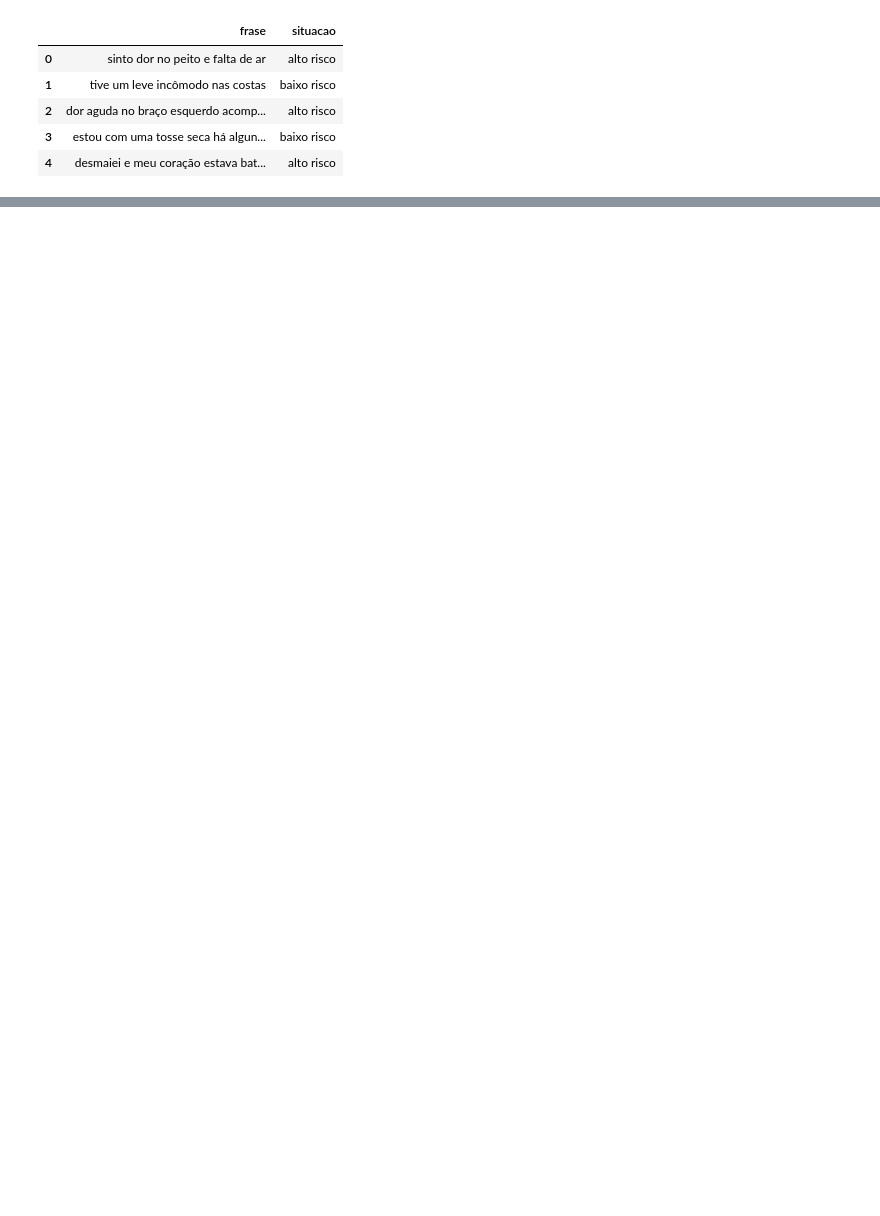
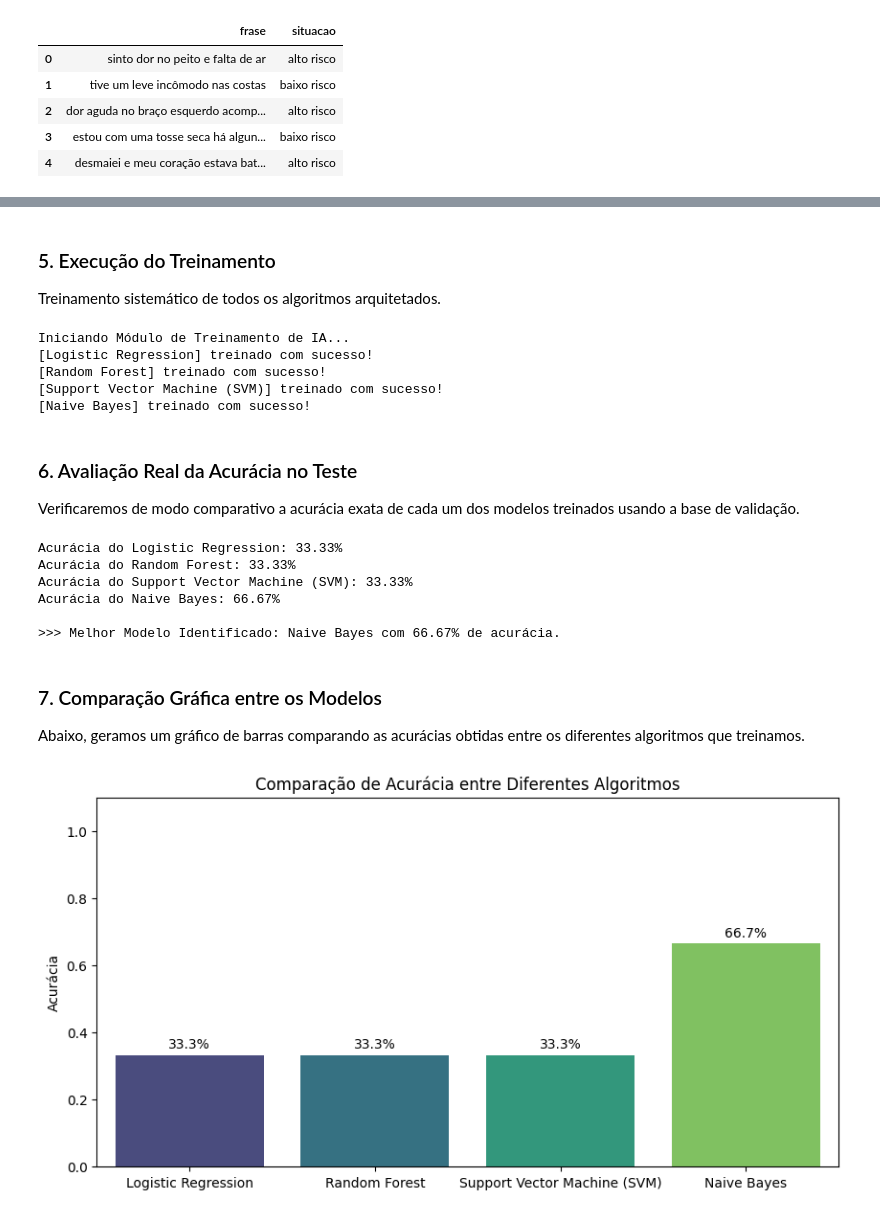
Before and after one commit to FelipeLivino/Fase2_Cap1_CardioIA, a Jupyter notebook: classificador_risco.ipynb, the cells around one changed output, grey strips where cells are left out. Cells and saved outputs as stored; diff of their text form; code cells hidden in the pictures; blank space fills up the shorter version.

```diff
--- a/classificador_risco.ipynb
+++ b/classificador_risco.ipynb
@@ -71,6 +73,0 @@ Vamos utilizar a Regressão Logística, que funciona muito bem para classificaç
-# %%
-# Treinando do Modelo Logistic Regression
-modelo = LogisticRegression()
-modelo.fit(X_train, y_train)
-
-print("Modelo treinado com sucesso!")
@@ -104,0 +77,62 @@ weighted avg       0.11      0.33      0.17         6
+# %%
+# Dicionário com múltiplos modelos para garantir que possamos escolher o melhor caso algum falhe
+modelos = {
+    'Logistic Regression': LogisticRegression(),
+    'Random Forest': RandomForestClassifier(random_state=42),
+    'Support Vector Machine (SVM)': SVC(random_state=42),
+    'Naive Bayes': MultinomialNB()
+}
+# %% [markdown]
+### 5. Execução do Treinamento
+Treinamento sistemático de todos os algoritmos arquitetados.
+# %%
+print("Iniciando Módulo de Treinamento de IA...")
+modelos_treinados = {}
+
+for nome, modelo in modelos.items():
+    modelo.fit(X_train, y_train)
+    modelos_treinados[nome] = modelo
+    print(f"[{nome}] treinado com sucesso!")
+# %% [output]
+Iniciando Módulo de Treinamento de IA...
+[Logistic Regression] treinado com sucesso!
+[Random Forest] treinado com sucesso!
+[Support Vector Machine (SVM)] treinado com sucesso!
+[Naive Bayes] treinado com sucesso!
+# %% [markdown]
+### 6. Avaliação Real da Acurácia no Teste
+Verificaremos de modo comparativo a acurácia exata de cada um dos modelos treinados usando a base de validação.
+# %%
+acuracias = {}
+
+for nome, modelo in modelos_treinados.items():
+    y_pred = modelo.predict(X_test)
+    acc = accuracy_score(y_test, y_pred)
+    acuracias[nome] = acc
+    print(f"Acurácia do {nome}: {acc * 100:.2f}%")
+
+# Identifica o melhor modelo com base na acurácia
+melhor_modelo_nome = max(acuracias, key=acuracias.get)
+melhor_modelo = modelos_treinados[melhor_modelo_nome]
+print(f"\n>>> Melhor Modelo Identificado: {melhor_modelo_nome} com {acuracias[melhor_modelo_nome] * 100:.2f}% de acurácia.")
+# %% [output]
+Acurácia do Logistic Regression: 33.33%
+Acurácia do Random Forest: 33.33%
+Acurácia do Support Vector Machine (SVM): 33.33%
+Acurácia do Naive Bayes: 66.67%
+
+>>> Melhor Modelo Identificado: Naive Bayes com 66.67% de acurácia.
+# %% [markdown]
+### 7. Comparação Gráfica entre os Modelos
+Abaixo, geramos um gráfico de barras comparando as acurácias obtidas entre os diferentes algoritmos que treinamos.
+# %%
+plt.figure(figsize=(10, 5))
+sns.barplot(x=list(acuracias.keys()), y=list(acuracias.values()), palette='viridis')
+plt.title('Comparação de Acurácia entre Diferentes Algoritmos')
+plt.ylabel('Acurácia')
+plt.ylim(0, 1.1)
+for i, acc in enumerate(acuracias.values()):
+    plt.text(i, acc + 0.02, f'{acc*100:.1f}%', ha='center')
+plt.show()
+# %% [output]
+[figure, added]
```
Also changed, not shown: parts of 16 cells of this notebook, 4 other files.
